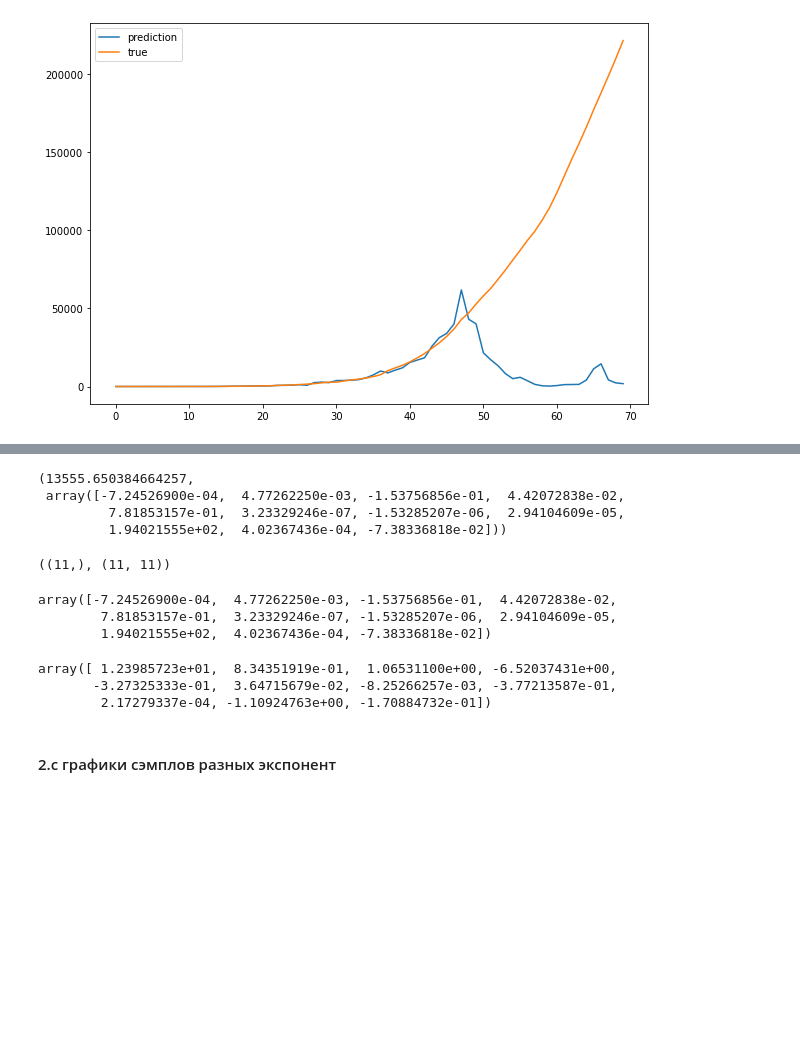
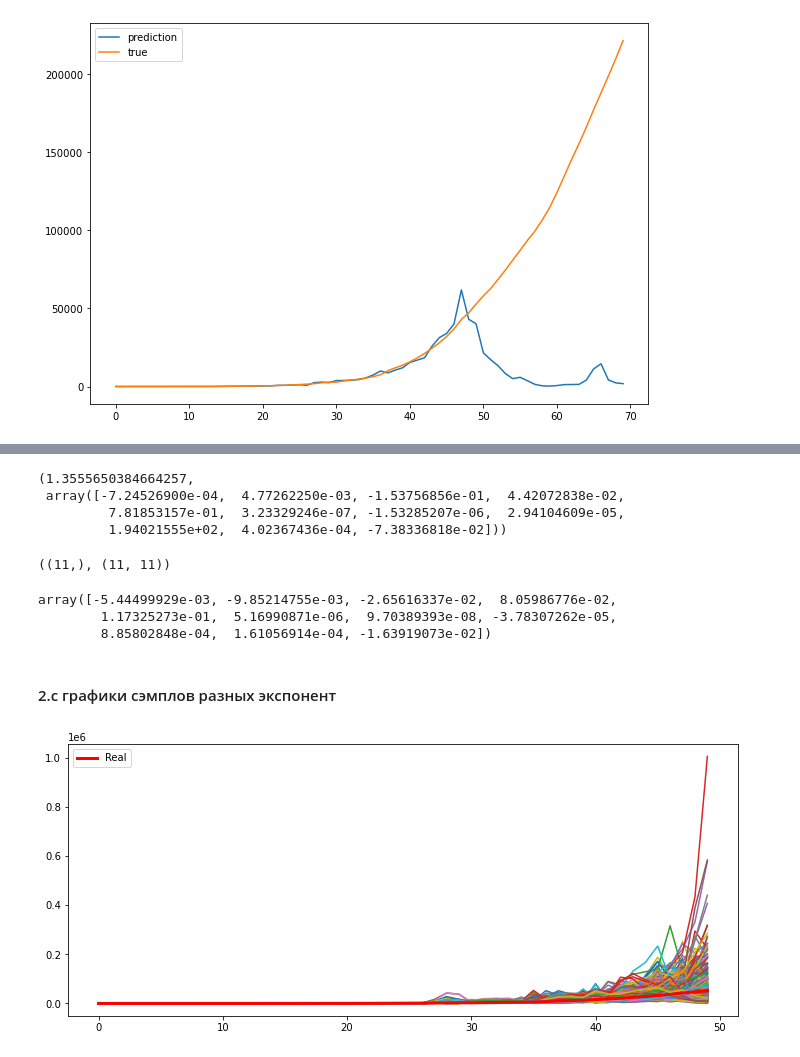
Before and after one commit to Naumenko-KM/MADE_2_AdML, a Jupyter notebook: HW1/solution.ipynb, the cells around one changed output, grey strips where cells are left out. Drawn from its saved outputs; the diff is of its cells as text; code cells hidden in the pictures; blank space fills up the shorter version.

```diff
--- a/HW1/solution.ipynb
+++ b/HW1/solution.ipynb
@@ -113,14 +111,14 @@ ax.legend();
 # %%
 w = np.append(model.coef_[0], model.intercept_[0])
-sigma_noise = (y_train - preds_train).std().values[0]
+sigma_noise = (y_train - preds_train).std().values[0] / 10000
 sigma_noise, w
 # %% [output]
-(13555.650384664257,
+(1.3555650384664257,
  array([-7.24526900e-04,  4.77262250e-03, -1.53756856e-01,  4.42072838e-02,
          7.81853157e-01,  3.23329246e-07, -1.53285207e-06,  2.94104609e-05,
          1.94021555e+02,  4.02367436e-04, -7.38336818e-02]))
 # %%
-cur_mu, cur_sigma = np.zeros(w.shape[0]), np.eye(w.shape[0]) * 1000
+cur_mu, cur_sigma = np.zeros(w.shape[0]), np.eye(w.shape[0]) * 0.100
 cur_mu.shape, cur_sigma.shape
 # %% [output]
 ((11,), (11, 11))
@@ -130,29 +128,28 @@ def bayesian_update(mu, sigma, x, y, sigma_noise):
     sigma_n = np.linalg.inv(np.linalg.inv(sigma) + (1 / (sigma_noise ** 2)) * np.matmul(np.transpose(x), x) )
     mu_n = np.matmul(sigma_n, np.matmul(np.linalg.inv(sigma), np.transpose(mu)) + (1 / (sigma_noise ** 2)) * np.matmul(np.transpose(x), y))
     return mu_n, sigma_n
-# %%
-w
-# %% [output]
-array([-7.24526900e-04,  4.77262250e-03, -1.53756856e-01,  4.42072838e-02,
-        7.81853157e-01,  3.23329246e-07, -1.53285207e-06,  2.94104609e-05,
-        1.94021555e+02,  4.02367436e-04, -7.38336818e-02])
 # %%
 for i in range(0, 50):
-    cur_mu, cur_sigma = bayesian_update(cur_mu, cur_sigma, X_train.iloc[i:i+1], y_train.iloc[i], sigma_noise=sigma_noise)
+    cur_mu, cur_sigma = bayesian_update(cur_mu, cur_sigma, X_train.iloc[i:i+1], np.log(y_train.iloc[i]), sigma_noise=sigma_noise)
 cur_mu
 # %% [output]
-array([ 1.23985723e+01,  8.34351919e-01,  1.06531100e+00, -6.52037431e+00,
-       -3.27325333e-01,  3.64715679e-02, -8.25266257e-03, -3.77213587e-01,
-        2.17279337e-04, -1.10924763e+00, -1.70884732e-01])
+array([-5.44499929e-03, -9.85214755e-03, -2.65616337e-02,  8.05986776e-02,
+        1.17325273e-01,  5.16990871e-06,  9.70389393e-08, -3.78307262e-05,
+        8.85802848e-04,  1.61056914e-04, -1.63919073e-02])
 # %% [markdown]
 #### 2.c графики сэмплов разных экспонент
 # %%
 N_SAMPLES = 500
 
 plt.figure(figsize=(12, 5))
-sampled_w = np.random.multivariate_normal(mu, sigma, N_SAMPLES)
-for (w0, w1) in sampled_w:
-    y_pred = X_train * w1 + w0
+sampled_w = np.random.multivariate_normal(cur_mu, cur_sigma, N_SAMPLES)
+for (*w, b) in sampled_w:
+    model.coef_ = np.array(w)
+    model.intercept_ = b
+    y_pred = model.predict(X_train)
+    # plt.plot(y_pred)
     plt.plot(np.exp(y_pred))
-plt.plot(np.exp(y_train), color='red', linewidth=3, label='Real')
+plt.plot(y_train, color='red', linewidth=3, label='Real')
 plt.legend();
+# %% [output]
+[figure, added]
```
Also changed, not shown: parts of 3 cells of this notebook.
